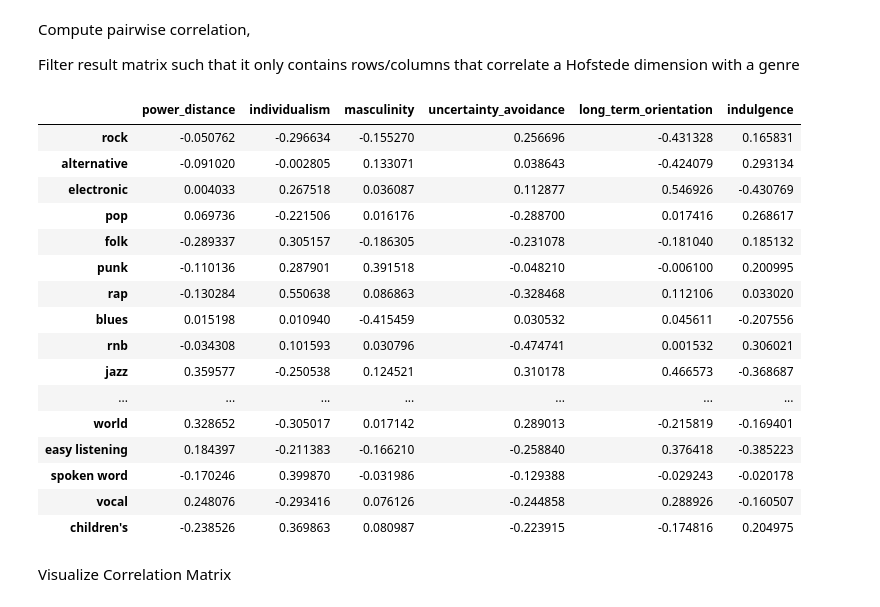
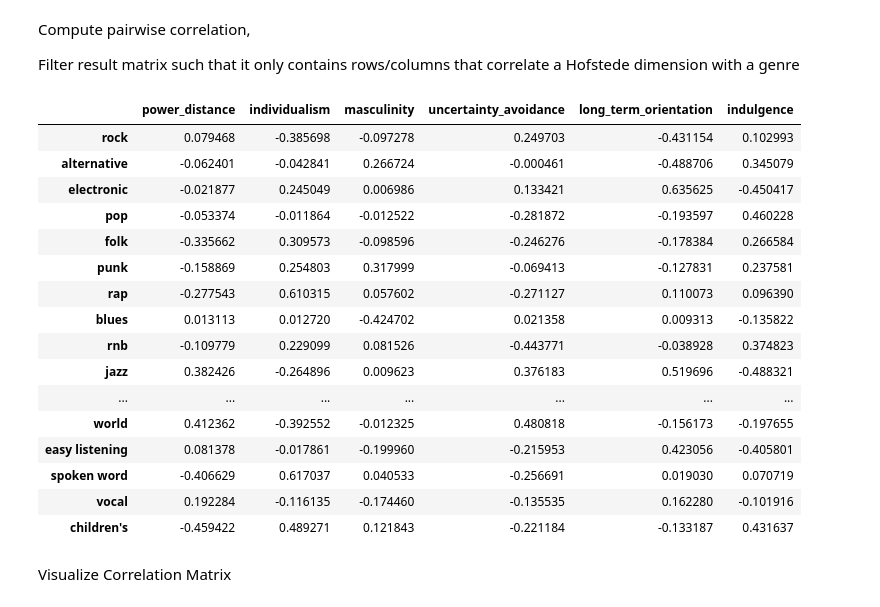
Before and after one commit to flemmerich/MusicWikipedia, a Jupyter notebook: wikiMusic_hofstede_correlation.ipynb, the cells around one changed output. Saved outputs shown, nothing was run; the diff lists cells and outputs as text; code cells hidden in the pictures.

```diff
--- a/wikiMusic_hofstede_correlation.ipynb
+++ b/wikiMusic_hofstede_correlation.ipynb
@@ -105,27 +105,27 @@ Compute pairwise correlation,
 
 Filter result matrix such that it only contains rows/columns that correlate a Hofstede dimension with a genre
 # %%
-correlation_matrix = mergeData.corr() [1:7]
+correlation_matrix = mergeData.corr(method='spearman') [1:7]
 correlation_matrix = correlation_matrix.transpose()[7:]
 correlation_matrix
 # %% [output]
 |  | power_distance | individualism | masculinity | uncertainty_avoidance | long_term_orientation | indulgence |
-| rock | -0.050762 | -0.296634 | -0.155270 | 0.256696 | -0.431328 | 0.165831 |
-| alternative | -0.091020 | -0.002805 | 0.133071 | 0.038643 | -0.424079 | 0.293134 |
-| electronic | 0.004033 | 0.267518 | 0.036087 | 0.112877 | 0.546926 | -0.430769 |
-| pop | 0.069736 | -0.221506 | 0.016176 | -0.288700 | 0.017416 | 0.268617 |
-| folk | -0.289337 | 0.305157 | -0.186305 | -0.231078 | -0.181040 | 0.185132 |
-| punk | -0.110136 | 0.287901 | 0.391518 | -0.048210 | -0.006100 | 0.200995 |
-| rap | -0.130284 | 0.550638 | 0.086863 | -0.328468 | 0.112106 | 0.033020 |
-| blues | 0.015198 | 0.010940 | -0.415459 | 0.030532 | 0.045611 | -0.207556 |
-| rnb | -0.034308 | 0.101593 | 0.030796 | -0.474741 | 0.001532 | 0.306021 |
-| jazz | 0.359577 | -0.250538 | 0.124521 | 0.310178 | 0.466573 | -0.368687 |
+| rock | 0.079468 | -0.385698 | -0.097278 | 0.249703 | -0.431154 | 0.102993 |
+| alternative | -0.062401 | -0.042841 | 0.266724 | -0.000461 | -0.488706 | 0.345079 |
+| electronic | -0.021877 | 0.245049 | 0.006986 | 0.133421 | 0.635625 | -0.450417 |
+| pop | -0.053374 | -0.011864 | -0.012522 | -0.281872 | -0.193597 | 0.460228 |
+| folk | -0.335662 | 0.309573 | -0.098596 | -0.246276 | -0.178384 | 0.266584 |
+| punk | -0.158869 | 0.254803 | 0.317999 | -0.069413 | -0.127831 | 0.237581 |
+| rap | -0.277543 | 0.610315 | 0.057602 | -0.271127 | 0.110073 | 0.096390 |
+| blues | 0.013113 | 0.012720 | -0.424702 | 0.021358 | 0.009313 | -0.135822 |
+| rnb | -0.109779 | 0.229099 | 0.081526 | -0.443771 | -0.038928 | 0.374823 |
+| jazz | 0.382426 | -0.264896 | 0.009623 | 0.376183 | 0.519696 | -0.488321 |
 | ... | ... | ... | ... | ... | ... | ... |
-| world | 0.328652 | -0.305017 | 0.017142 | 0.289013 | -0.215819 | -0.169401 |
-| easy listening | 0.184397 | -0.211383 | -0.166210 | -0.258840 | 0.376418 | -0.385223 |
-| spoken word | -0.170246 | 0.399870 | -0.031986 | -0.129388 | -0.029243 | -0.020178 |
-| vocal | 0.248076 | -0.293416 | 0.076126 | -0.244858 | 0.288926 | -0.160507 |
-| children's | -0.238526 | 0.369863 | 0.080987 | -0.223915 | -0.174816 | 0.204975 |
+| world | 0.412362 | -0.392552 | -0.012325 | 0.480818 | -0.156173 | -0.197655 |
+| easy listening | 0.081378 | -0.017861 | -0.199960 | -0.215953 | 0.423056 | -0.405801 |
+| spoken word | -0.406629 | 0.617037 | 0.040533 | -0.256691 | 0.019030 | 0.070719 |
+| vocal | 0.192284 | -0.116135 | -0.174460 | -0.135535 | 0.162280 | -0.101916 |
+| children's | -0.459422 | 0.489271 | 0.121843 | -0.221184 | -0.133187 | 0.431637 |
 # %% [markdown]
 Visualize Correlation Matrix
 # %%
```
Also changed, not shown: parts of 13 cells of this notebook.
